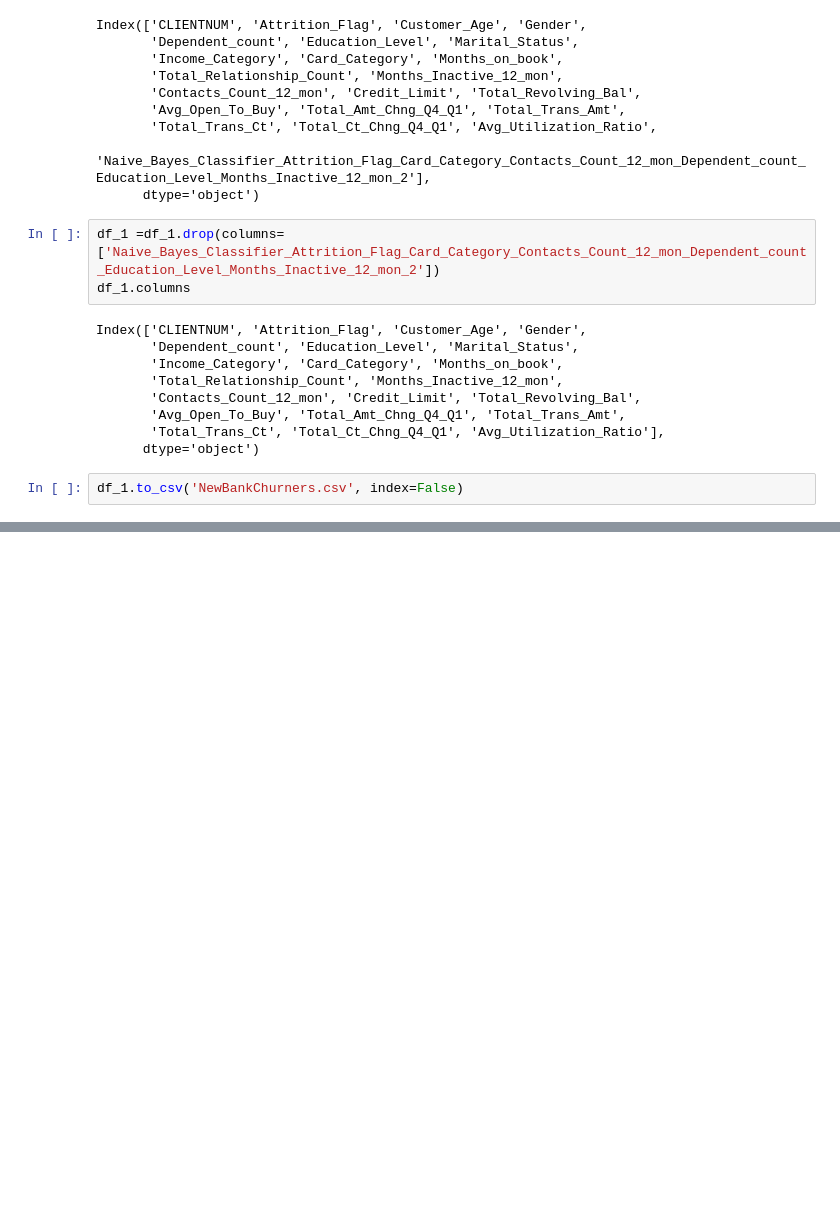
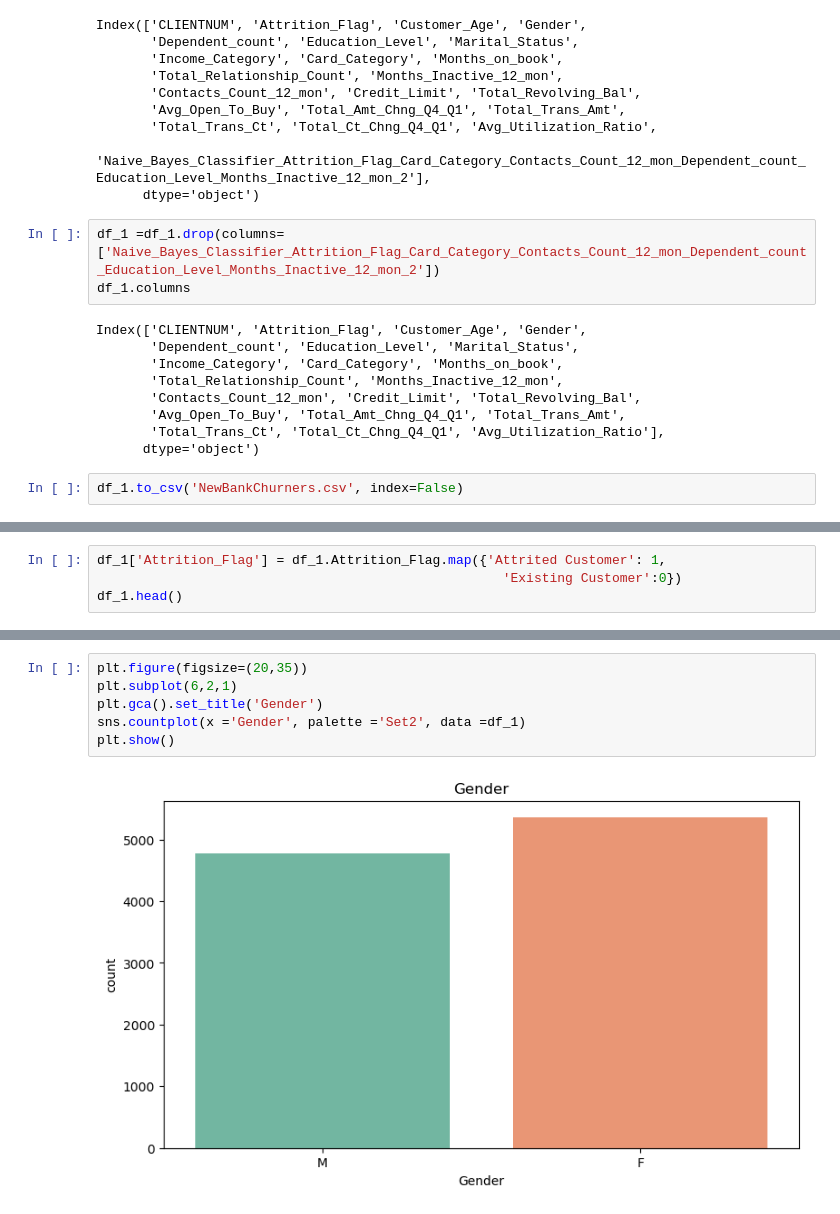
Before and after one commit to change0z/Portfolio, a Jupyter notebook: Data Analysis/Data_Analysis.ipynb, the cells around one changed output, grey strips where cells are left out. Saved outputs shown, nothing was run; the diff lists cells and outputs as text; blank space fills up the shorter version.

```diff
--- a/Data Analysis/Data_Analysis.ipynb
+++ b/Data Analysis/Data_Analysis.ipynb
@@ -86,0 +233,4 @@ df_1.to_csv('NewBankChurners.csv', index=False)
+# %%
+df_1['Attrition_Flag'] = df_1.Attrition_Flag.map({'Attrited Customer': 1,
+                                                    'Existing Customer':0})
+df_1.head()
@@ -86,0 +248,8 @@ df_1.to_csv('NewBankChurners.csv', index=False)
+# %%
+plt.figure(figsize=(20,35))
+plt.subplot(6,2,1)
+plt.gca().set_title('Gender')
+sns.countplot(x ='Gender', palette ='Set2', data =df_1)
+plt.show()
+# %% [output]
+[figure, added]
```
Also changed, not shown: parts of 48 cells of this notebook, 1 other file.
